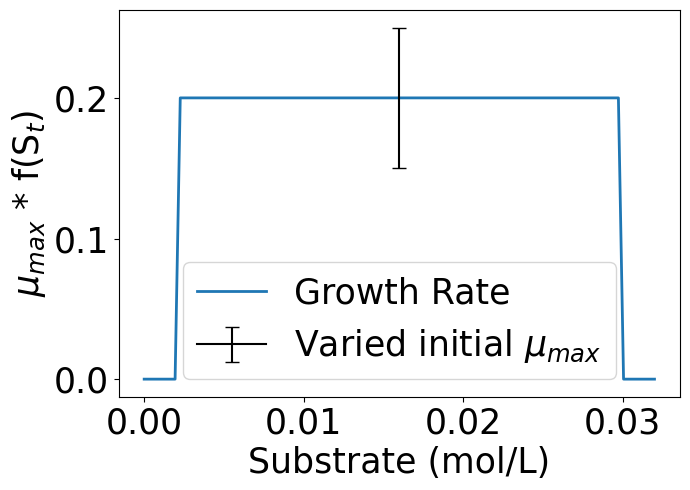
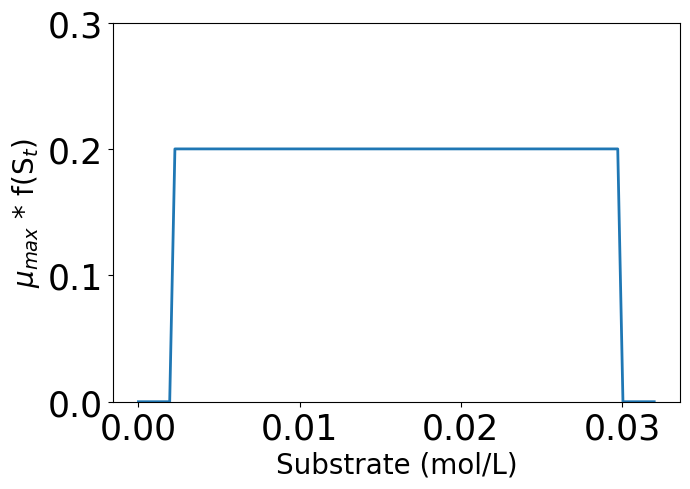
The notebook cell's code change between the first figure and the second:
--- before
+++ after
@@ -26,23 +26,23 @@
 plt.figure(figsize=(7, 5))
 plt.plot(s_conc, rates, label="Growth Rate", linewidth=2)
+plt.ylim(0, 0.30)
+# Customize axes labels with fontsize=15
+plt.xlabel("Substrate (mol/L)", fontsize=20)
+plt.ylabel(r"$\mu_{max}$ * f(S$_t$)", fontsize=20)
 
-# Customize axes labels with fontsize=15
-plt.xlabel("Substrate (mol/L)", fontsize=25)
-plt.ylabel(r"$\mu_{max}$ * f(S$_t$)", fontsize=25)
-
-# Add the error bar
-plt.errorbar(
-    x=[0.016],  # Place the error bar at a specific x-coordinate (e.g., 0.016)
-    y=[center],  # Center of the error bar
-    yerr=error,  # Error range (min and max)
-    fmt='',  # Marker style
-    color='black',  # Error bar color
-    label=r"Varied initial $\mu_{max}$",
-    capsize=5,  # Add caps to the error bar
-    linewidth=1.5
-)
+# # Add the error bar
+# plt.errorbar(
+#     x=[0.016],  # Place the error bar at a specific x-coordinate (e.g., 0.016)
+#     y=[center],  # Center of the error bar
+#     yerr=error,  # Error range (min and max)
+#     fmt='',  # Marker style
+#     color='black',  # Error bar color
+#     label=r"Varied initial $\mu_{max}$",
+#     capsize=5,  # Add caps to the error bar
+#     linewidth=1.5
+# )
 
 # Add legend with increased fontsize
-plt.legend(fontsize=25)
+#plt.legend(fontsize=15)
 
 # Customize tick parameters with fontsize=25

Commit: paper version